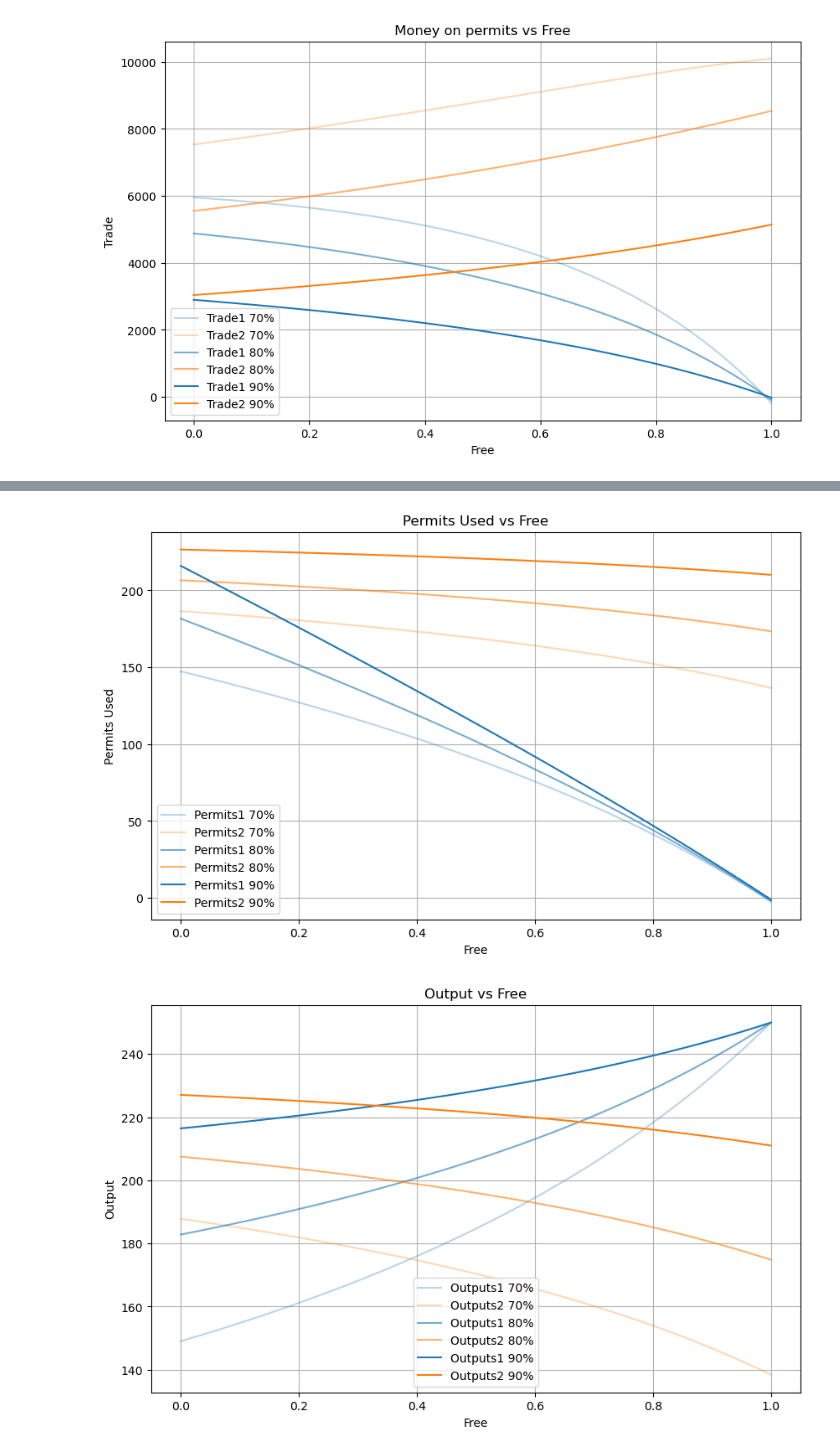
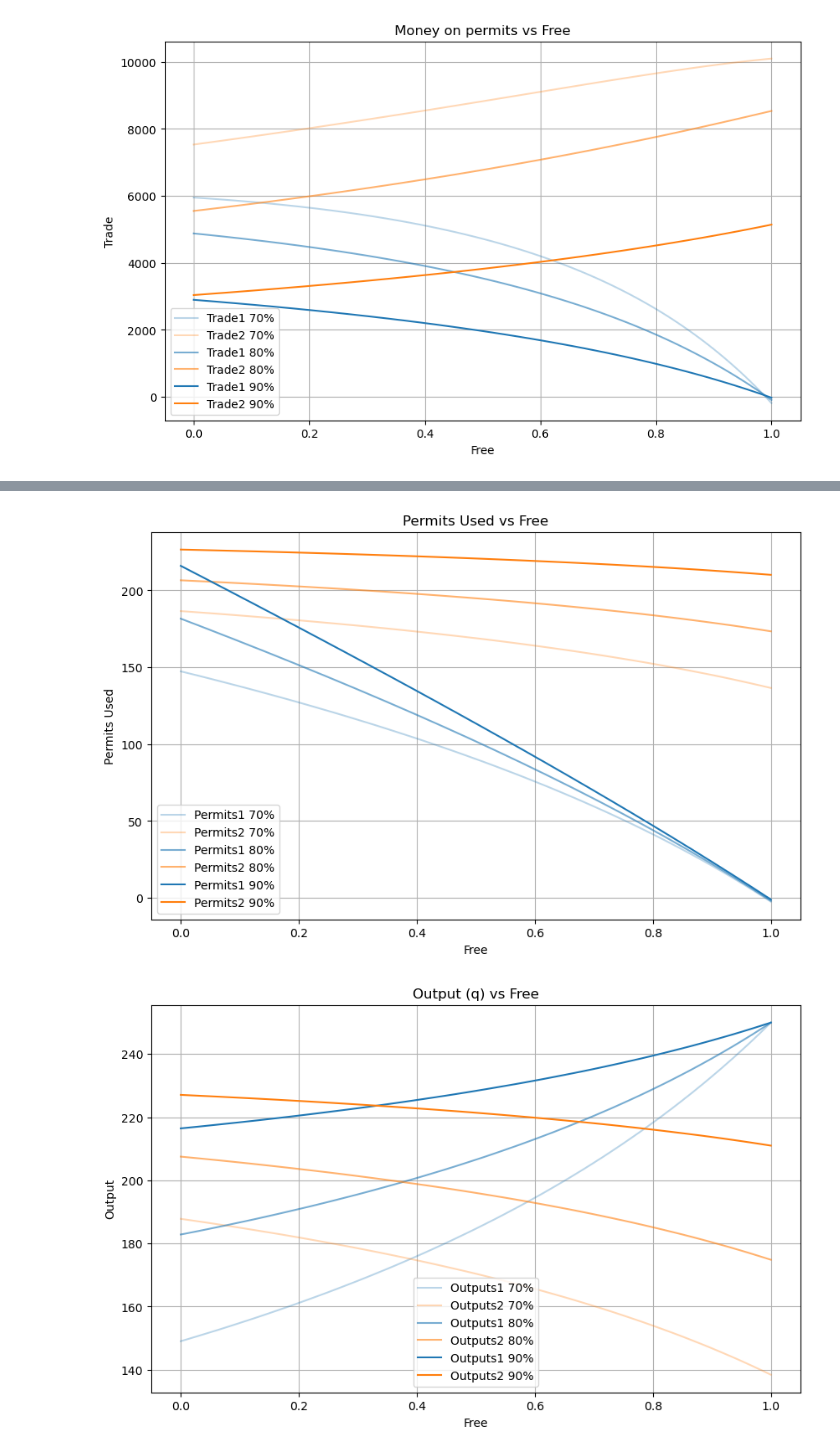
Before and after one commit to kwpap/Diplomatiki_kwpap_step_1, a Jupyter notebook: 2024 Project v2/notebook/22_sympy_exp3_9firms.ipynb, the cells around one changed output, grey strips where cells are left out. Cells and saved outputs as stored; diff of their text form; code cells hidden in the pictures.

```diff
--- a/2024 Project v2/notebook/22_sympy_exp3_9firms.ipynb
+++ b/2024 Project v2/notebook/22_sympy_exp3_9firms.ipynb
@@ -116,35 +116,35 @@ plot_metric('trades', 'Trade', 'Money on permits vs Free')
 plot_metric('revenews', 'Revenue', 'Sales vs Free')
 
 # Plot permit prices
 plt.figure(figsize=(10, 6))
 for perc in [0.7, 0.8, 0.9]:
     plt.plot(frees, results[perc]['permit_price'], label=f'Permit Price {perc*100:.0f}%', color=colors['trades1'], alpha=alphas[perc])
 plt.xlabel('Free')
 plt.ylabel('Permit Price')
 plt.title('Permit Price vs Free')
 plt.legend()
 plt.grid()
 plt.show()
 
 # Plot profits
-plot_metric('profits', 'Profit', 'Profit vs Free')
+plot_metric('profits', 'Profit', 'Profits vs Free')
 
 # Plot abatements
-plot_metric('abatements', 'Abatement', 'Abatement vs Free')
+plot_metric('abatements', 'Abatement', 'Abatements vs Free')
 
 # Plot permits used
 plot_metric('permits', 'Permits Used', 'Permits Used vs Free')
 
 # Plot outputs
-plot_metric('outputs', 'Output', 'Output vs Free')
+plot_metric('outputs', 'Output', 'Output (q) vs Free')
 
 # Plot emissions
-plot_metric('emissions', 'Emission', 'Emission vs Free')
+plot_metric('emissions', 'Emission', 'Emission (x) vs Free')
 # %% [output]
 [figure]
 [figure]
 [figure]
 [figure]
 [figure]
 [figure]
-[figure, old version]
+[figure, new version]
```
Also changed, not shown: parts of 1 cell of this notebook.
